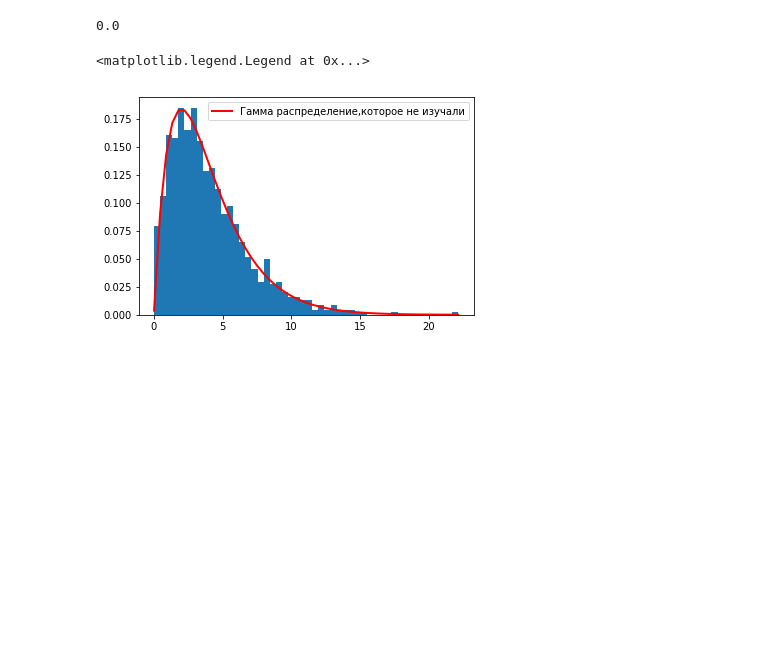
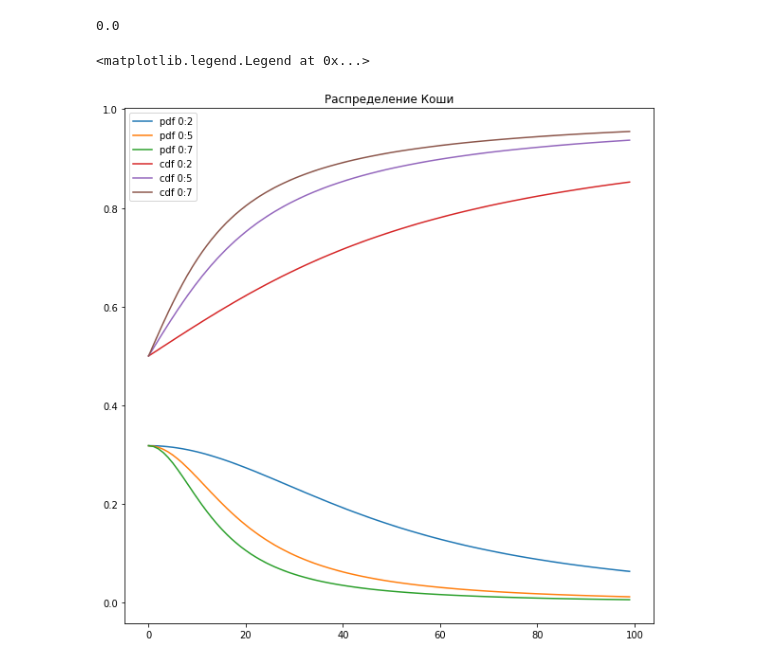
Before and after one commit to dsemen/netology, a Jupyter notebook: distr_graphics.ipynb, the cells around one changed output. Drawn from its saved outputs; the diff is of its cells as text; code cells hidden in the pictures; blank space fills up the shorter version.

```diff
--- a/distr_graphics.ipynb
+++ b/distr_graphics.ipynb
@@ -52,16 +52,27 @@ plt.plot(x, cdf1, label='Экспонента2')
 sts.poisson.cdf(5,100,1000)
 # %% [output]
 0.0
-# %%
-import scipy.special as sps
-shape, scale = 2., 2.
-s1 = np.random.gamma(shape, scale, 1000)
-count, bins, ignored = plt.hist(s1, 50, normed=True)
-y = bins**(shape-1)*(np.exp(-bins/scale) /
-                     (sps.gamma(shape)*scale**shape))
-plt.plot(bins, y, linewidth=2, color='r',label='Гамма распределение,которое не изучали' )
-
-plt.legend(loc='upper right')
-# %% [output]
-<matplotlib.legend.Legend at 0x...>
-[figure, removed]
+# %%
+cauchy_rv = sts.cauchy()
+
+x = np.linspace(0,2,100)
+y = np.linspace(0,5,100)
+z = np.linspace(0,7, 100)
+pdf = cauchy_rv.pdf(x)
+pdf2 = cauchy_rv.pdf(y)
+pdf3 = cauchy_rv.pdf(z)
+cdf = cauchy_rv.cdf(x)
+cdf2 = cauchy_rv.cdf(y)
+cdf3 = cauchy_rv.cdf(z)
+plt.figure(figsize=(10,10))
+plt.plot(pdf)
+plt.plot(pdf2)
+plt.plot(pdf3)
+plt.plot(cdf)
+plt.plot(cdf2)
+plt.plot(cdf3)
+plt.title('Распределение Коши')
+plt.legend(['pdf 0:2',  'pdf 0:5', 'pdf 0:7', 'cdf 0:2', 'сdf 0:5', 'cdf 0:7'])
+# %% [output]
+<matplotlib.legend.Legend at 0x...>
+[figure, added]
```
